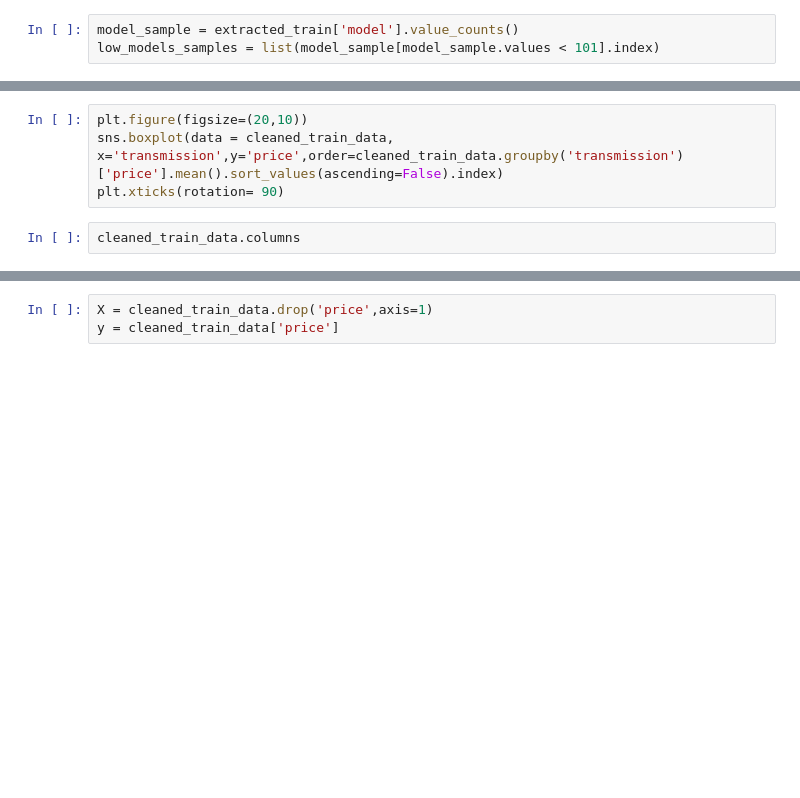
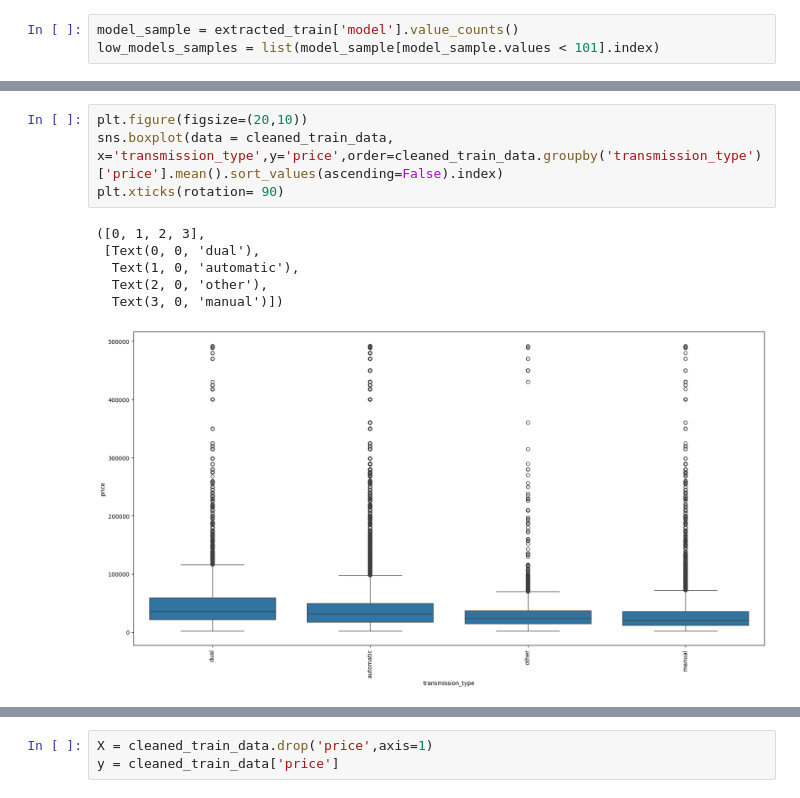
Before and after one commit to sacag08/Used-car-price-prediction, a Jupyter notebook: src/Notebook/DataPreprocessing.ipynb, the cells around one changed output, grey strips where cells are left out. Cells and saved outputs as stored; diff of their text form; blank space fills up the shorter version.

```diff
--- a/src/Notebook/DataPreprocessing.ipynb
+++ b/src/Notebook/DataPreprocessing.ipynb
@@ -181,8 +416,13 @@ plt.xticks(rotation= 90)
 # %%
 plt.figure(figsize=(20,10))
-sns.boxplot(data = cleaned_train_data, x='transmission',y='price',order=cleaned_train_data.groupby('transmission')['price'].mean().sort_values(ascending=False).index)
+sns.boxplot(data = cleaned_train_data, x='transmission_type',y='price',order=cleaned_train_data.groupby('transmission_type')['price'].mean().sort_values(ascending=False).index)
 plt.xticks(rotation= 90)
+# %% [output]
+([0, 1, 2, 3],
+ [Text(0, 0, 'dual'),
+  Text(1, 0, 'automatic'),
+  Text(2, 0, 'other'),
+  Text(3, 0, 'manual')])
+[figure, added]
-# %%
-cleaned_train_data.columns
 # %%
 sns.heatmap(cleaned_train_data[['age','milage', 'hoursepower','capacity','Cylinder','price']].corr())
```
Also changed, not shown: parts of 56 cells of this notebook, 6 other files.
